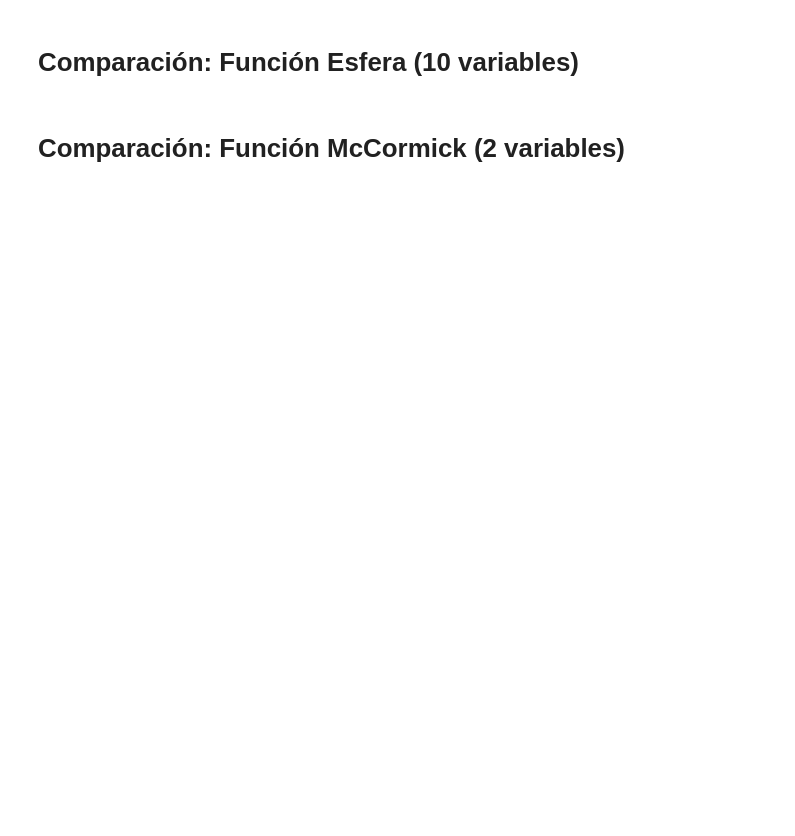
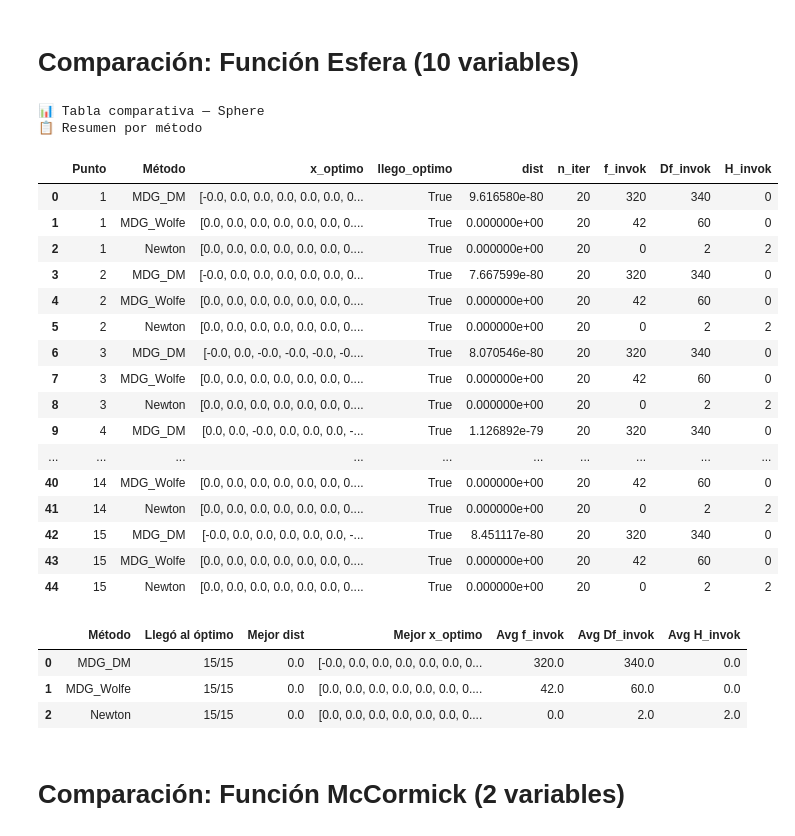
Before and after one commit to MARDnstuff/mard-numerical-methods, a Jupyter notebook: numerical_methods_comparison.ipynb, the cells around one changed output. Cells and saved outputs as stored; diff of their text form; code cells hidden in the pictures; blank space fills up the shorter version.

Commit message:
Add graphs

```diff
--- a/numerical_methods_comparison.ipynb
+++ b/numerical_methods_comparison.ipynb
@@ -31,7 +34,8 @@ from functions.mcCormick_foo import McCormickFunction
 from functions.dixon_price_foo import DixonPriceFunction
 from functions.easom_foo import EasomFunction
 from functions.rastrigin_foo import RastriginFunction
-from utils.aux_functions import getTestValues, mergeLists, crear_tabla_comparativa
+from utils.aux_functions import getTestValues, mergeLists, crear_tabla_comparativa, resumen_tabla
+from graph.graph_foo import FunctionPlotter2D
 import logging
 
 setUpLogging()
@@ -42,15 +46,15 @@ n_points = 15
 
 # Función Esfera con 10 variables
 sphere = SphereFunction()
-test_data_sphere: np.array = getTestValues(n_points, 2, sphere.domain[0], sphere.domain[1])
+test_data_sphere: np.array = getTestValues(n_points, 10, sphere.domain[0], sphere.domain[1])
 print("Sphere Test Data: ", test_data_sphere)
 
 
 # Función McCormick con 2 variables
 mcCormick = McCormickFunction()
 
-test_data_mcCormick_x0: np.array = getTestValues(n_points, 2, mcCormick.domain[0], mcCormick.domain[1])
-test_data_mcCormick_x1: np.array = getTestValues(n_points, 2, mcCormick.domain_x2[0], mcCormick.domain_x2[1])
+test_data_mcCormick_x0: np.array = getTestValues(n_points, 1, mcCormick.domain[0], mcCormick.domain[1])
+test_data_mcCormick_x1: np.array = getTestValues(n_points, 1, mcCormick.domain_x2[0], mcCormick.domain_x2[1])
 test_data_mcCormick: np.array[tuple] = mergeLists(test_data_mcCormick_x0, test_data_mcCormick_x1)
 print("McCormick Test Data: ",test_data_mcCormick)
 
@@ -114,7 +118,9 @@ for i, test in enumerate(test_data_sphere):
 
     resultados_sphere_MDG_Wolfe[i] = {
         "x_optimo": x_opt_1,
-        # "trayectoria": trayectoria_1,
+        "llego_optimo": np.linalg.norm(x_opt_1 - np.array(sphere.global_min)) < sphere.tol,
+        "dist": np.linalg.norm(x_opt_1 - np.array(sphere.global_min)),
+        "trayectoria": trayectoria_1,
         "n_iter": n_iter,
         "f_invok": sphere.f_count_invok,
         "Df_invok": sphere.Df_count_invok,
@@ -134,36 +140,78 @@ for i, test in enumerate(test_data_sphere):
 
     resultados_sphere_Newton[i] = {
         "x_optimo": x_opt_2,
-        # "trayectoria": trayectoria_2,
+        "llego_optimo": np.linalg.norm(x_opt_2 - np.array(sphere.global_min)) < sphere.tol,
+        "dist": np.linalg.norm(x_opt_2 - np.array(sphere.global_min)),
+        "trayectoria": trayectoria_2,
         "n_iter": n_iter,
         "f_invok": sphere.f_count_invok,
         "Df_invok": sphere.Df_count_invok,
         "H_invok": sphere.H_count_invok
     }
 
     sphere.f_count_invok = 0
     sphere.Df_count_invok = 0
     sphere.H_count_invok = 0
 
     x_opt_3, trayectoria_3 = MDG_DM(
         f=sphere.f,
         Df=sphere.Df,
         x0=test,
         max_iter=n_iter
     )
 
     resultados_sphere_MDG_DM[i] = {
         "x_optimo": x_opt_3,
-        # "trayectoria": trayectoria_3,
+        "llego_optimo": np.linalg.norm(x_opt_3 - np.array(sphere.global_min)) < sphere.tol,
+        "dist": np.linalg.norm(x_opt_3 - np.array(sphere.global_min)),
+        "trayectoria": trayectoria_3,
         "n_iter": n_iter,
         "f_invok": sphere.f_count_invok,
         "Df_invok": sphere.Df_count_invok,
         "H_invok": sphere.H_count_invok
     }
 
     sphere.f_count_invok = 0
     sphere.Df_count_invok = 0
     sphere.H_count_invok = 0
+
+tabla_sphere = crear_tabla_comparativa(
+    resultados_por_metodo={
+        "MDG_Wolfe": resultados_sphere_MDG_Wolfe,
+        "Newton":    resultados_sphere_Newton,
+        "MDG_DM":    resultados_sphere_MDG_DM,
+    },
+    nombre_funcion="Sphere"
+)
+
+resumen_sphere = resumen_tabla(tabla_sphere)
+
+display(tabla_sphere)
+display(resumen_sphere)
+# %% [output]
+📊 Tabla comparativa — Sphere
+📋 Resumen por método
+|  | Punto | Método | x_optimo | llego_optimo | dist | n_iter | f_invok | Df_invok | H_invok |
+| 0 | 1 | MDG_DM | [-0.0, 0.0, 0.0, 0.0, 0.0, 0.0, 0... | True | 9.616580e-80 | 20 | 320 | 340 | 0 |
+| 1 | 1 | MDG_Wolfe | [0.0, 0.0, 0.0, 0.0, 0.0, 0.0, 0.... | True | 0.000000e+00 | 20 | 42 | 60 | 0 |
+| 2 | 1 | Newton | [0.0, 0.0, 0.0, 0.0, 0.0, 0.0, 0.... | True | 0.000000e+00 | 20 | 0 | 2 | 2 |
+| 3 | 2 | MDG_DM | [-0.0, 0.0, 0.0, 0.0, 0.0, 0.0, 0... | True | 7.667599e-80 | 20 | 320 | 340 | 0 |
+| 4 | 2 | MDG_Wolfe | [0.0, 0.0, 0.0, 0.0, 0.0, 0.0, 0.... | True | 0.000000e+00 | 20 | 42 | 60 | 0 |
+| 5 | 2 | Newton | [0.0, 0.0, 0.0, 0.0, 0.0, 0.0, 0.... | True | 0.000000e+00 | 20 | 0 | 2 | 2 |
+| 6 | 3 | MDG_DM | [-0.0, 0.0, -0.0, -0.0, -0.0, -0.... | True | 8.070546e-80 | 20 | 320 | 340 | 0 |
+| 7 | 3 | MDG_Wolfe | [0.0, 0.0, 0.0, 0.0, 0.0, 0.0, 0.... | True | 0.000000e+00 | 20 | 42 | 60 | 0 |
+| 8 | 3 | Newton | [0.0, 0.0, 0.0, 0.0, 0.0, 0.0, 0.... | True | 0.000000e+00 | 20 | 0 | 2 | 2 |
+| 9 | 4 | MDG_DM | [0.0, 0.0, -0.0, 0.0, 0.0, 0.0, -... | True | 1.126892e-79 | 20 | 320 | 340 | 0 |
+| ... | ... | ... | ... | ... | ... | ... | ... | ... | ... |
+| 40 | 14 | MDG_Wolfe | [0.0, 0.0, 0.0, 0.0, 0.0, 0.0, 0.... | True | 0.000000e+00 | 20 | 42 | 60 | 0 |
+| 41 | 14 | Newton | [0.0, 0.0, 0.0, 0.0, 0.0, 0.0, 0.... | True | 0.000000e+00 | 20 | 0 | 2 | 2 |
+| 42 | 15 | MDG_DM | [-0.0, 0.0, 0.0, 0.0, 0.0, 0.0, -... | True | 8.451117e-80 | 20 | 320 | 340 | 0 |
+| 43 | 15 | MDG_Wolfe | [0.0, 0.0, 0.0, 0.0, 0.0, 0.0, 0.... | True | 0.000000e+00 | 20 | 42 | 60 | 0 |
+| 44 | 15 | Newton | [0.0, 0.0, 0.0, 0.0, 0.0, 0.0, 0.... | True | 0.000000e+00 | 20 | 0 | 2 | 2 |
+|  | Método | Llegó al óptimo | Mejor dist | Mejor x_optimo | Avg f_invok | Avg Df_invok | Avg H_invok |
+| 0 | MDG_DM | 15/15 | 0.0 | [-0.0, 0.0, 0.0, 0.0, 0.0, 0.0, 0... | 320.0 | 340.0 | 0.0 |
+| 1 | MDG_Wolfe | 15/15 | 0.0 | [0.0, 0.0, 0.0, 0.0, 0.0, 0.0, 0.... | 42.0 | 60.0 | 0.0 |
+| 2 | Newton | 15/15 | 0.0 | [0.0, 0.0, 0.0, 0.0, 0.0, 0.0, 0.... | 0.0 | 2.0 | 2.0 |
 # %% [markdown]
 # Comparación: Función McCormick (2 variables)
 # %%
```
Also changed, not shown: parts of 6 cells of this notebook, 8 other files.
